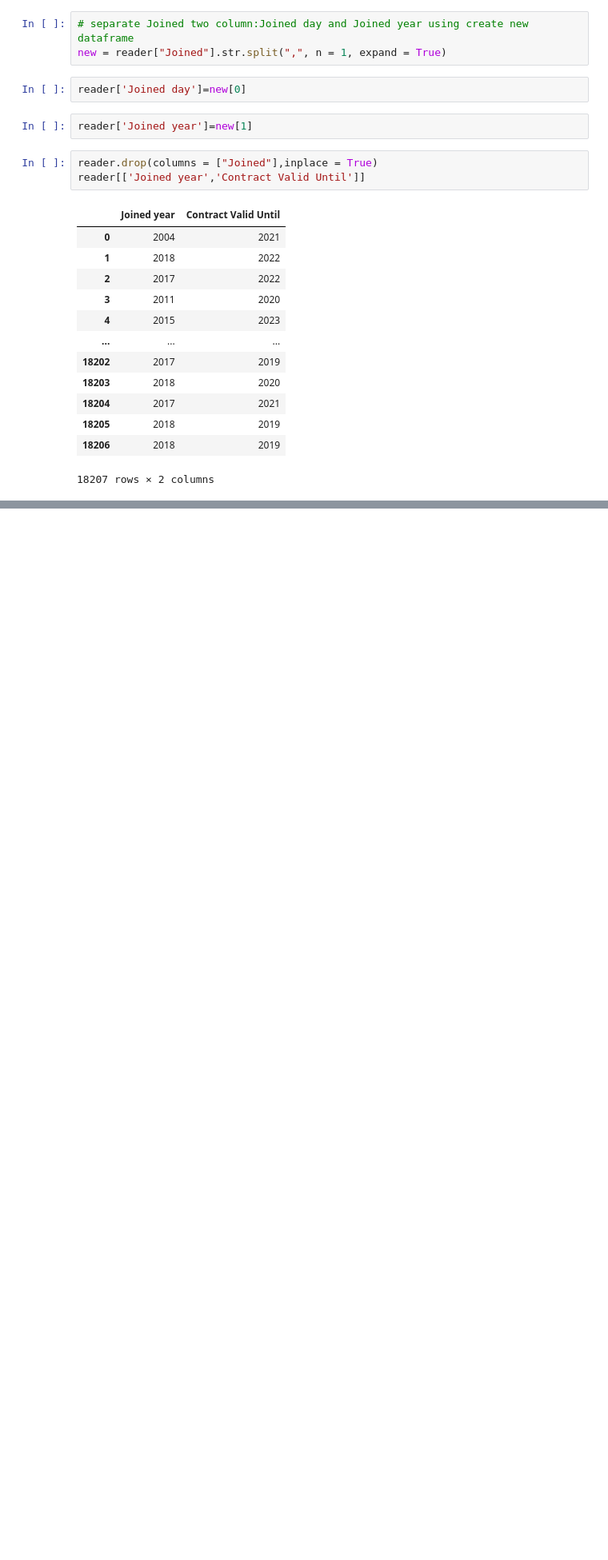
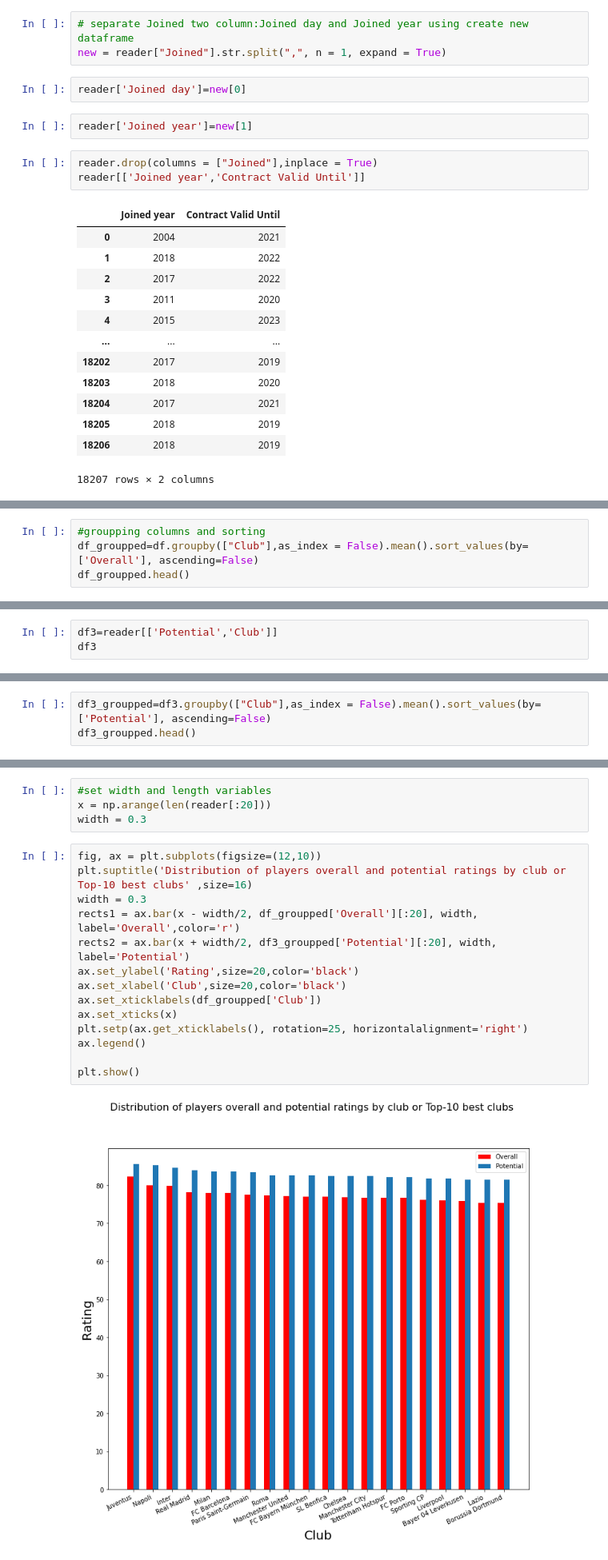
Before and after one commit to Sarvarbek019/FIFA-2019, a Jupyter notebook: FIFA 2019.ipynb, the cells around one changed output, grey strips where cells are left out. Shown: that part at 80% size. Cells and saved outputs as stored; diff of their text form; blank space fills up the shorter version.

```diff
--- a/FIFA 2019.ipynb
+++ b/FIFA 2019.ipynb
@@ -283,0 +399,4 @@ reader[['Joined year','Contract Valid Until']]
+# %%
+#groupping columns and sorting
+df_groupped=df.groupby(["Club"],as_index = False).mean().sort_values(by=['Overall'], ascending=False)
+df_groupped.head()
@@ -283,0 +448,3 @@ reader[['Joined year','Contract Valid Until']]
+# %%
+df3=reader[['Potential','Club']]
+df3
@@ -283,0 +465,3 @@ reader[['Joined year','Contract Valid Until']]
+# %%
+df3_groupped=df3.groupby(["Club"],as_index = False).mean().sort_values(by=['Potential'], ascending=False)
+df3_groupped.head()
@@ -283,0 +475,20 @@ reader[['Joined year','Contract Valid Until']]
+# %%
+#set width and length variables
+x = np.arange(len(reader[:20]))
+width = 0.3
+# %%
+fig, ax = plt.subplots(figsize=(12,10))
+plt.suptitle('Distribution of players overall and potential ratings by club or Top-10 best clubs' ,size=16)
+width = 0.3
+rects1 = ax.bar(x - width/2, df_groupped['Overall'][:20], width, label='Overall',color='r')
+rects2 = ax.bar(x + width/2, df3_groupped['Potential'][:20], width, label='Potential')
+ax.set_ylabel('Rating',size=20,color='black')
+ax.set_xlabel('Club',size=20,color='black')
+ax.set_xticklabels(df_groupped['Club'])
+ax.set_xticks(x)
+plt.setp(ax.get_xticklabels(), rotation=25, horizontalalignment='right')
+ax.legend()
+
+plt.show()
+# %% [output]
+[figure, added]
```
Also changed, not shown: parts of 66 cells of this notebook.
